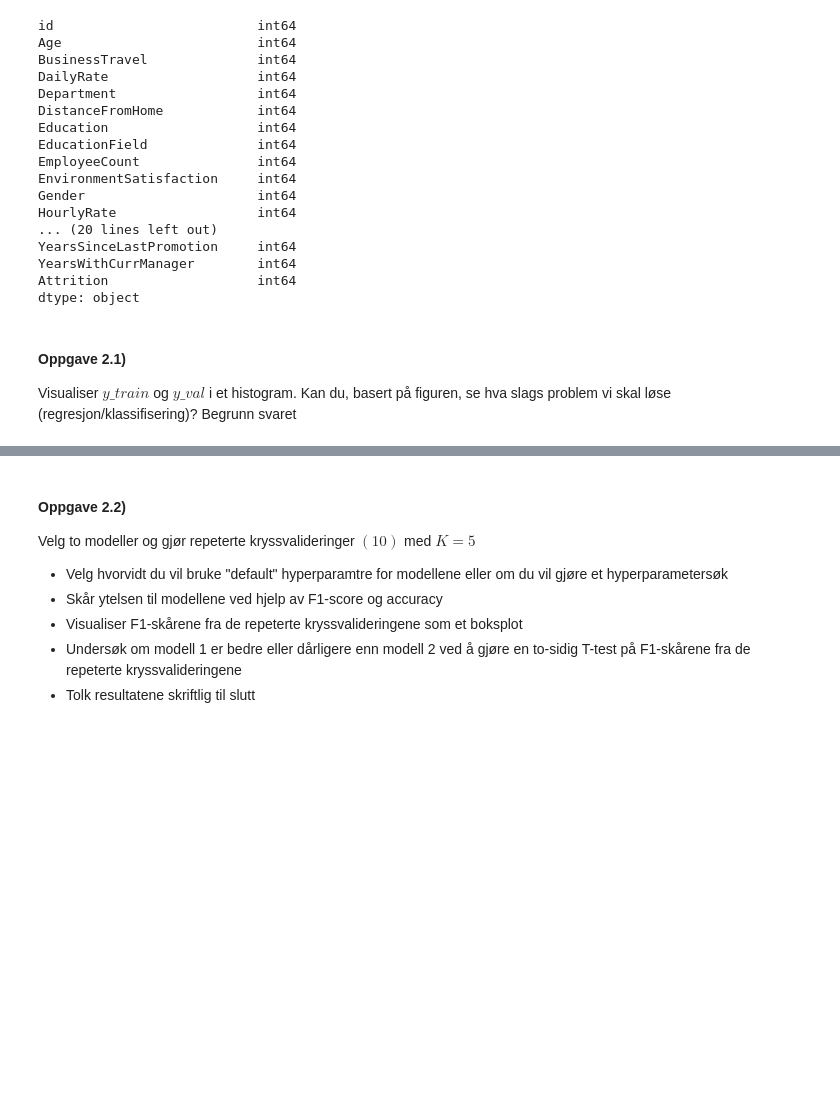
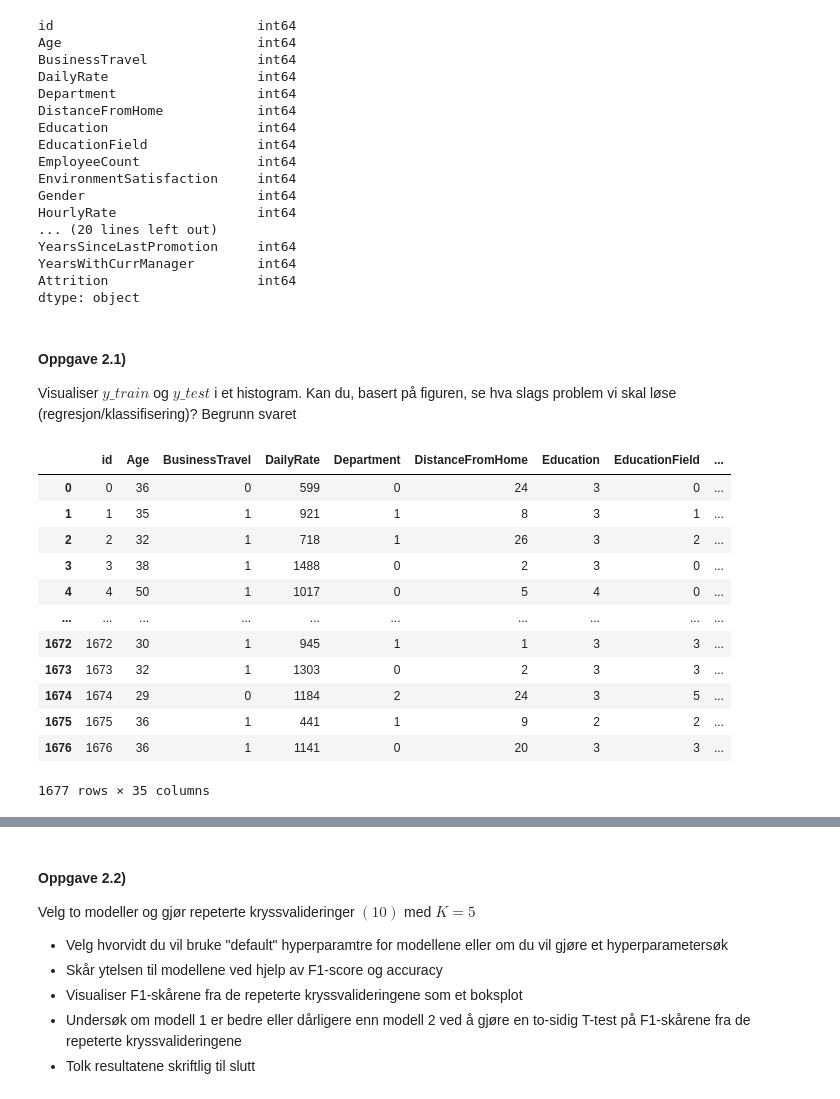
Before and after one commit to Bsingstad/DMBA-ML, a Jupyter notebook: Oblig 2/Oppgave 2.ipynb, the cells around one changed output, grey strips where cells are left out. Drawn from its saved outputs; the diff is of its cells as text; code cells hidden in the pictures; blank space fills up the shorter version.

```diff
--- a/Oblig 2/Oppgave 2.ipynb
+++ b/Oblig 2/Oppgave 2.ipynb
@@ -113,5 +137,21 @@ X_train, X_test, y_train, y_test = train_test_split(X,y,test_size=0.25, random_s
 # PS: Ikke endre denne kodecellen!
 # %% [markdown]
 #### Oppgave 2.1)
-Visualiser $y\_train$ og $y\_val$ i et histogram. Kan du, basert på figuren, se hva slags problem vi skal løse (regresjon/klassifisering)? Begrunn svaret
+Visualiser $y\_train$ og $y\_test$ i et histogram. Kan du, basert på figuren, se hva slags problem vi skal løse (regresjon/klassifisering)? Begrunn svaret
+# %%
+df
+# %% [output]
+|  | id | Age | BusinessTravel | DailyRate | Department | DistanceFromHome | Education | EducationField | ... |
+| 0 | 0 | 36 | 0 | 599 | 0 | 24 | 3 | 0 | ... |
+| 1 | 1 | 35 | 1 | 921 | 1 | 8 | 3 | 1 | ... |
+| 2 | 2 | 32 | 1 | 718 | 1 | 26 | 3 | 2 | ... |
+| 3 | 3 | 38 | 1 | 1488 | 0 | 2 | 3 | 0 | ... |
+| 4 | 4 | 50 | 1 | 1017 | 0 | 5 | 4 | 0 | ... |
+| ... | ... | ... | ... | ... | ... | ... | ... | ... | ... |
+| 1672 | 1672 | 30 | 1 | 945 | 1 | 1 | 3 | 3 | ... |
+| 1673 | 1673 | 32 | 1 | 1303 | 0 | 2 | 3 | 3 | ... |
+| 1674 | 1674 | 29 | 0 | 1184 | 2 | 24 | 3 | 5 | ... |
+| 1675 | 1675 | 36 | 1 | 441 | 1 | 9 | 2 | 2 | ... |
+| 1676 | 1676 | 36 | 1 | 1141 | 0 | 20 | 3 | 3 | ... |
+1677 rows × 35 columns
 # %%
```
Also changed, not shown: parts of 26 cells of this notebook, 1 other file.
